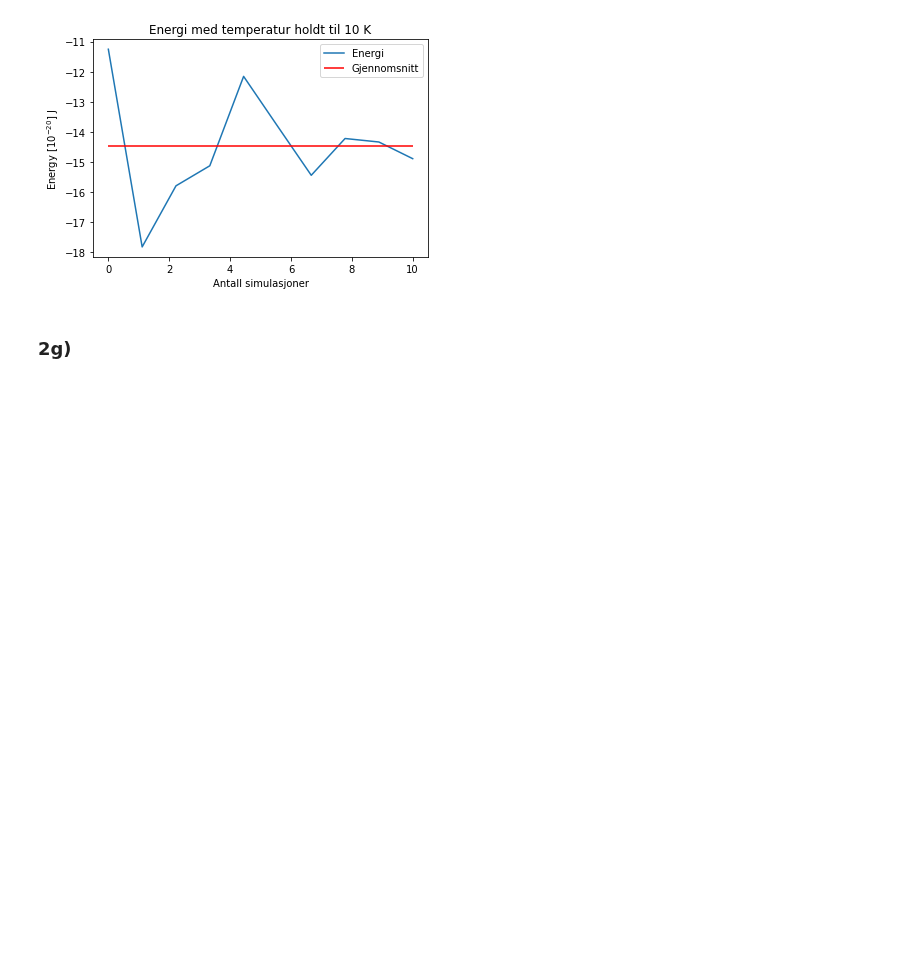
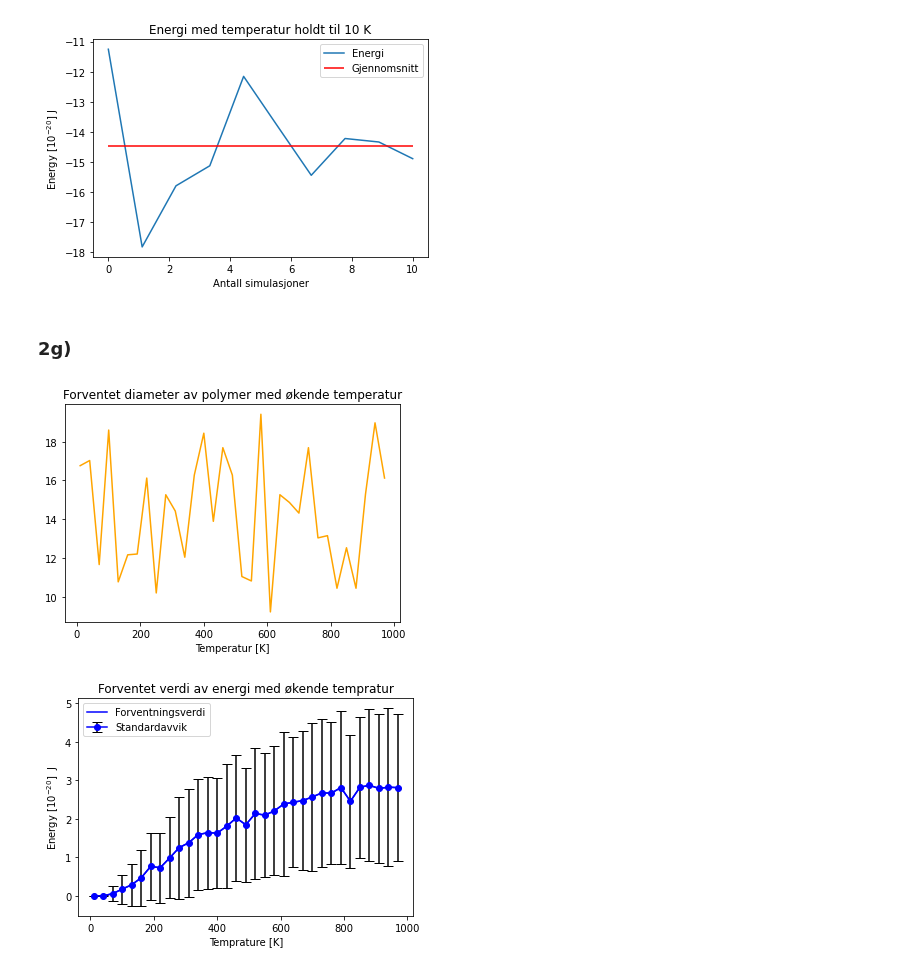
Before and after one commit to villi02/TMA4320-Introduksjon-til-vitenskapelige-beregninger-prosjekter, a Jupyter notebook: oppgave.ipynb, the cells around one changed output. Saved outputs shown, nothing was run; the diff lists cells and outputs as text; code cells hidden in the pictures; blank space fills up the shorter version.

```diff
--- a/oppgave.ipynb
+++ b/oppgave.ipynb
@@ -600,3 +600,83 @@ plt.show()
 [figure]
 # %% [markdown]
 ### 2g)
+# %%
+def create_random_v_matrix(n: [int], lowerbound: [float], upperbound: [float]) -> list[int]:
+    """
+    Function to create a symmetrical v-matrix where the elements in the matrix are randomized between
+    an upper- and lower-bound.
+    """
+    # Create an empty matrix
+    matrix = np.zeros((n, n), dtype=float)
+
+    # Create indices for the upper triangle
+    rows, cols = np.triu_indices(n, k=1)
+
+    #Randomizing the elements within the triangle within the specified bounds
+    random_values = np.random.uniform(lowerbound, upperbound, len(rows))
+    matrix[rows, cols] = matrix[cols, rows] = random_values
+
+    return matrix
+
+def excpected_energy_and_size(N: int, N_s: int, V_matrix: list[int]) -> (list[float], list[float], list[float], list[float]):
+    """
+    Function that calculates expected energy, and its standard deviation, as well as its size (diameter).
+    param N: length of polymer
+    param N_s: attempted rotations
+    param V_matrix: matrix with values of energy
+    """
+
+    temprature = np.arange(10,1000, 30) #creates array with temprature
+    polymer1 = create_polymer(N) #creates polymer with length N
+    excpected_energy = []
+    excpected_size = []
+    deviation = []
+
+    def max_distance(polymer1):
+        """
+        Function that finds the maximun distance between two monomers in a polymer using numpy liner algebra
+        """
+        #Calculating the pairwise distances between all monomers
+        pairwise_distances = np.linalg.norm(polymer1 - polymer1[:, np.newaxis], axis=-1)
+
+        #Excluding the diagonal (distance between a monomer and itself)
+        np.fill_diagonal(pairwise_distances, 0)
+
+        #Finding the maximum distance
+        maximum_distance = np.max(pairwise_distances)
+
+        return maximum_distance
+
+    #For-loop that iterates through each randomized polymer for each temperature
+    for i in temprature:
+        polymer_array, energy_array = algorithm2(polymer1, N_s, V_matrix,i)
+        energy_array[:1000] #exlude first 1000 simulations
+        polymer_array[:1000]
+        excpected_energy.append(np.mean(energy_array))
+        deviation.append(np.std(energy_array))
+        excpected_size.append(max_distance(polymer_array))
+
+    return excpected_energy, deviation, temprature, excpected_size
+
+#Test
+N = 30
+N_s = 5000
+expected, deviation, temprature, size = excpected_energy_and_size(N, N_s, create_random_v_matrix(N, 0.5, 1.5))
+
+plt.plot(temprature, size, label= "Forventet størrelse", color = "orange")
+#plt.hlines(np.mean(energies_at_10),0,10, color = "r", label = "Gjennomsnitt")
+plt.title("Forventet diameter av polymer med økende temperatur")
+plt.xlabel("Temperatur [K]")
+#plt.ylabel(r'Size') har ikke regnet ut den faktiske størrelsen ennå
+plt.show()
+
+plt.plot(temprature,expected, label= "Forventningsverdi", color = "b")
+plt.errorbar(temprature,expected ,  yerr= (deviation), fmt='-o', color = "b", ecolor = "black",capsize=5, label='Standardavvik')
+plt.title("Forventet verdi av energi med økende tempratur")
+plt.xlabel("Temprature [K]")
+plt.ylabel(r'Energy [$10^{-20}$]  J')
+plt.legend()
+plt.show()
+# %% [output]
+[figure, added]
+[figure, added]
```
Also changed, not shown: parts of 1 cell of this notebook.
